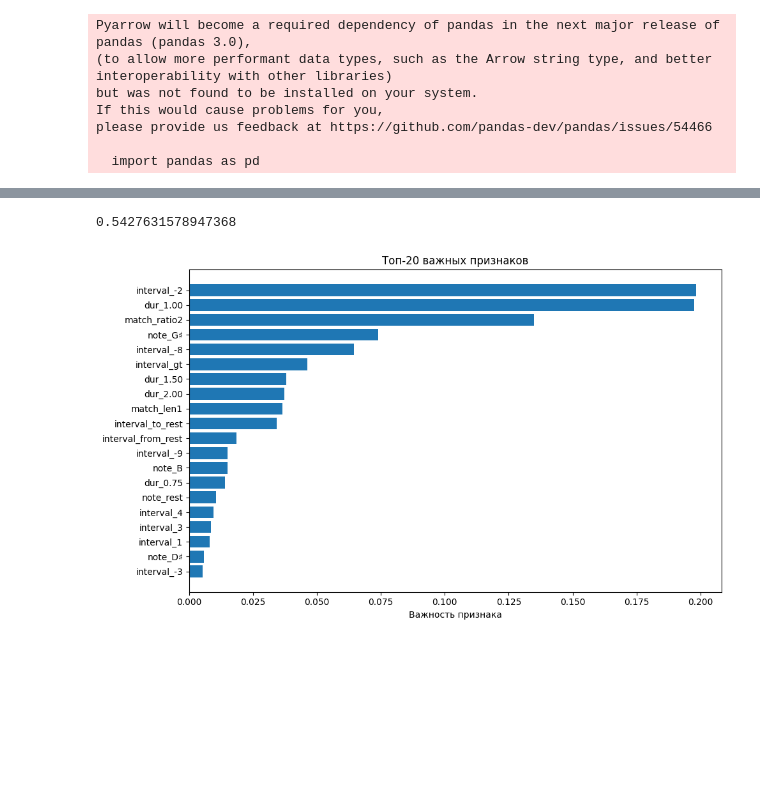
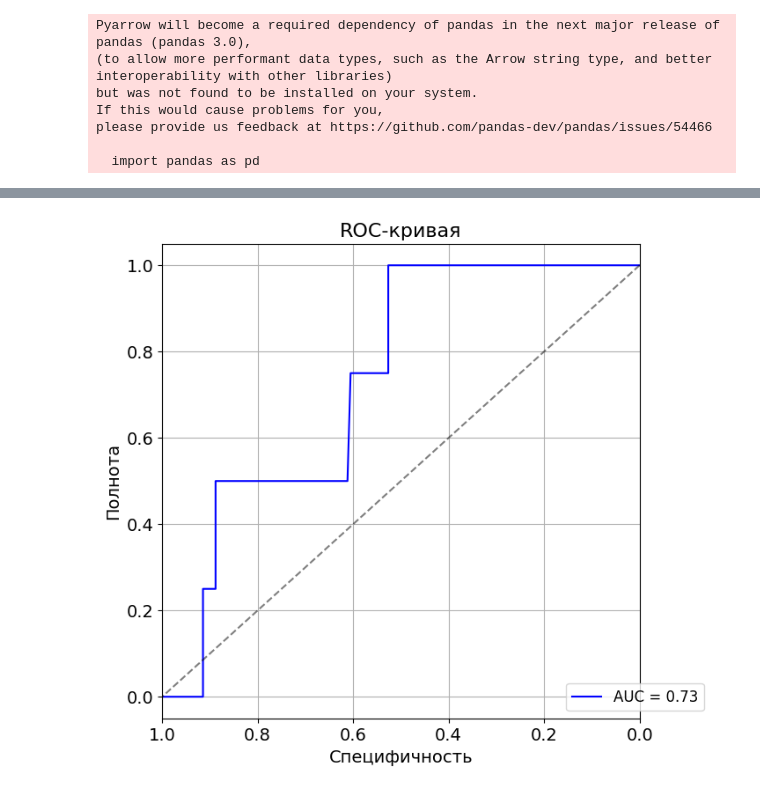
Before and after one commit to HerrPhoton/plagitune, a Jupyter notebook: notebooks/threshold_classifiers/grad_boosting.ipynb, the cells around one changed output, grey strips where cells are left out. Cells and saved outputs as stored; diff of their text form; code cells hidden in the pictures; blank space fills up the shorter version.

```diff
--- a/notebooks/threshold_classifiers/grad_boosting.ipynb
+++ b/notebooks/threshold_classifiers/grad_boosting.ipynb
@@ -62,18 +51,18 @@ classifier.fit(X_train, y_train)
-# %%
-fpr, tpr, auc = classifier.get_roc_curve(X_test, y_test)
-auc
-# %% [output]
-0.5427631578947368
-# %%
-feature_importance = classifier.get_feature_importance()
-top_features = list(feature_importance.items())[:20]
-
-plt.figure(figsize=(10, 6))
-plt.barh([f[0] for f in top_features], [f[1] for f in top_features])
-plt.xlabel('Важность признака')
-plt.title('Топ-20 важных признаков')
-plt.gca().invert_yaxis()
-plt.tight_layout()
-plt.show()
-# %% [output]
-[figure, removed]
+# %%
+y_pred_proba = classifier.predict_proba(X_test)[:, 1]
+fpr, tpr, _ = roc_curve(y_test, y_pred_proba)
+roc_auc = auc(fpr, tpr)
+
+plt.figure(figsize=(7, 7))
+
+plt.plot(1-fpr, tpr, label=f"AUC = {roc_auc:.2f}", color="blue")
+plt.plot([0, 1], [1, 0], color="black", linestyle="--", alpha=0.5)
+plt.xlabel("Специфичность", fontsize=14)
+plt.ylabel("Полнота", fontsize=14)
+plt.xlim((1, 0))
+plt.legend(loc="lower right", bbox_to_anchor=(1.15, 0), fontsize=12)
+plt.grid(True)
+plt.title("ROC-кривая", fontsize=16)
+plt.tick_params(axis='both', which='major', labelsize=14)
+# %% [output]
+[figure, added]
```
Also changed, not shown: parts of 10 cells of this notebook, 21 other files.
